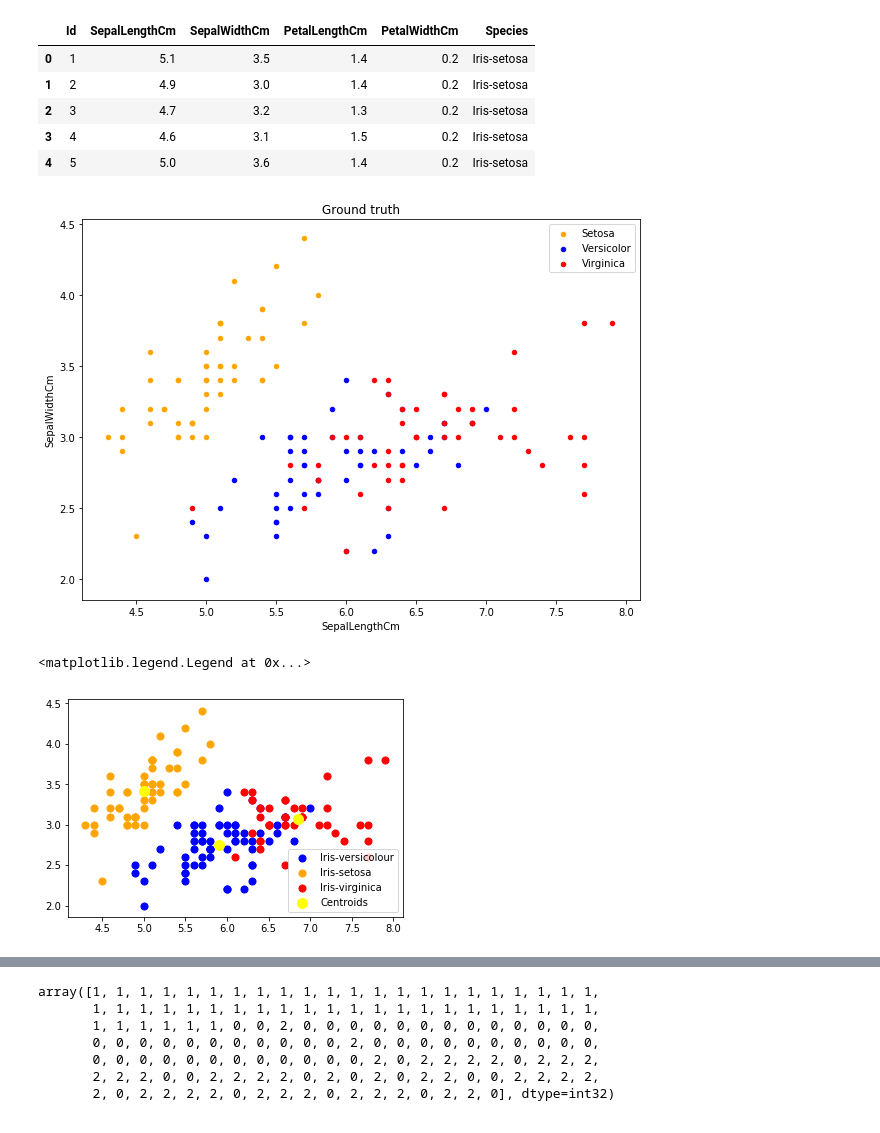
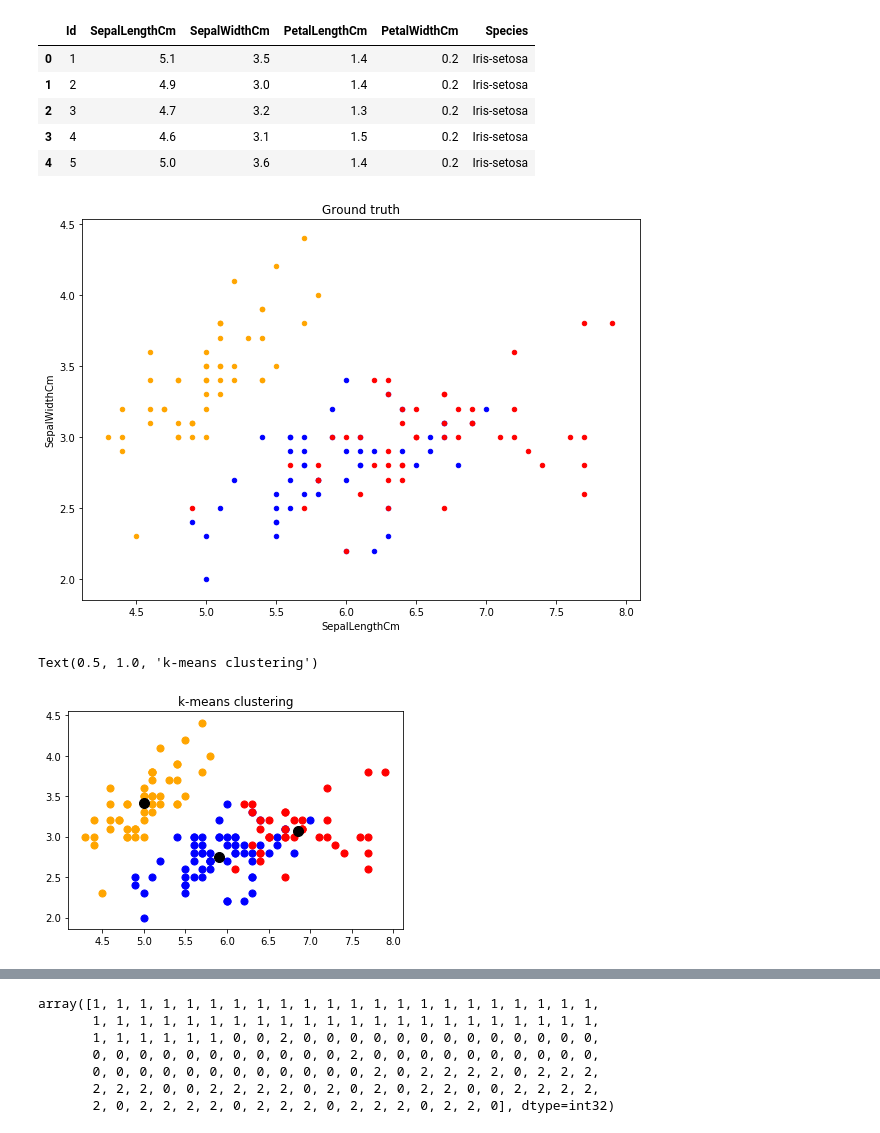
Before and after one commit to quanghoan/k-means-and-spectral-clustering, a Jupyter notebook: Iris.ipynb, the cells around one changed output, grey strips where cells are left out. Cells and saved outputs as stored; diff of their text form; code cells hidden in the pictures.

Commit message:
fix plots

```diff
--- a/Iris.ipynb
+++ b/Iris.ipynb
@@ -16,9 +16,9 @@ dataset.head()
 | 4 | 5 | 5.0 | 3.6 | 1.4 | 0.2 | Iris-setosa |
 # %%
 
-fig = dataset[dataset.Species == 'Iris-setosa'].plot(kind='scatter', x='SepalLengthCm', y='SepalWidthCm', color='orange', label='Setosa')
-dataset[dataset.Species == 'Iris-versicolor'].plot(kind='scatter', x='SepalLengthCm', y='SepalWidthCm', color='blue', label='Versicolor', ax=fig)
-dataset[dataset.Species == 'Iris-virginica'].plot(kind='scatter', x='SepalLengthCm', y='SepalWidthCm', color='red', label='Virginica', ax=fig)
+fig = dataset[dataset.Species == 'Iris-setosa'].plot(kind='scatter', x='SepalLengthCm', y='SepalWidthCm', color='orange')
+dataset[dataset.Species == 'Iris-versicolor'].plot(kind='scatter', x='SepalLengthCm', y='SepalWidthCm', color='blue', ax=fig)
+dataset[dataset.Species == 'Iris-virginica'].plot(kind='scatter', x='SepalLengthCm', y='SepalWidthCm', color='red', ax=fig)
 
 fig.set_title('Ground truth')
 
@@ -26,7 +26,7 @@ fig=plt.gcf()
 fig.set_size_inches(10, 7)
 plt.show()
 # %% [output]
-[figure, old version]
+[figure, new version]
 # %%
 x = dataset.iloc[:, [1,2,3,4]].values
 # %%
@@ -36,17 +36,16 @@ y_kmeans = kmeans.fit_predict(x)
 # %%
 #Visualising the clusters
 plt.scatter(x[y_kmeans == 0, 0], x[y_kmeans == 0, 1], s = 50, c = 'blue', label = 'Iris-versicolour')
 plt.scatter(x[y_kmeans == 1, 0], x[y_kmeans == 1, 1], s = 50, c = 'orange', label = 'Iris-setosa')
 plt.scatter(x[y_kmeans == 2, 0], x[y_kmeans == 2, 1], s = 50, c = 'red', label = 'Iris-virginica')
 
 #Plotting the centroids of the clusters
-plt.scatter(kmeans.cluster_centers_[:,0], kmeans.cluster_centers_[:,1], s = 100, c = 'yellow', label = 'Centroids')
-
-plt.legend()
-
+plt.scatter(kmeans.cluster_centers_[:,0], kmeans.cluster_centers_[:,1], s = 100, c = 'black', label = 'Centroids')
+# plt.legend()
+plt.title("k-means clustering")
 # fig, ax = plt.subplots(figsize=(9,7))
 # ax.set_title('Built in sklearn spectral clustering', fontsize=18, fontweight='demi')
 # plt.scatter(x[:, 0], x[:, 1], c=labelsS, s=100)
 # %% [output]
-<matplotlib.legend.Legend at 0x...>
+Text(0.5, 1.0, 'k-means clustering')
-[figure, old version]
+[figure, new version]
```
Also changed, not shown: parts of 5 cells of this notebook, 3 other files.
